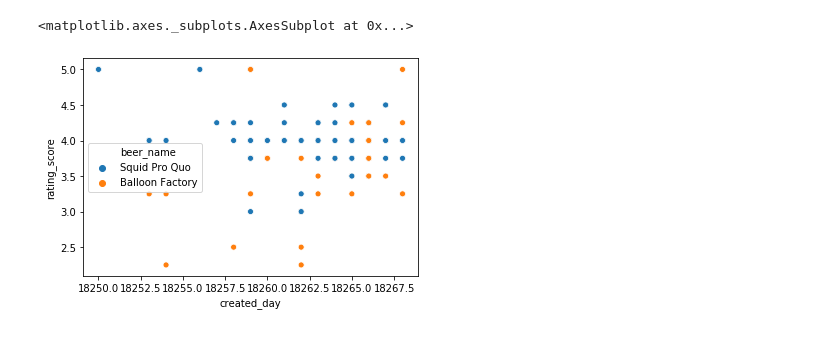
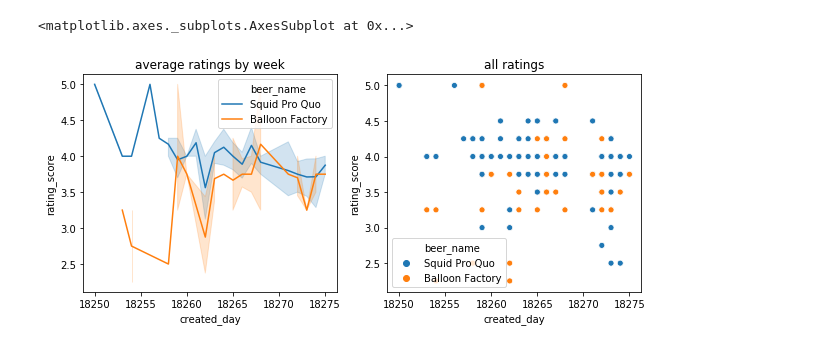
Before and after one commit to fab-rems/fab-beer.github.io, a Jupyter notebook: _scripts/Untappd Analysis.ipynb, the cells around one changed output. Saved outputs shown, nothing was run; the diff lists cells and outputs as text; code cells hidden in the pictures.

```diff
--- a/_scripts/Untappd Analysis.ipynb
+++ b/_scripts/Untappd Analysis.ipynb
@@ -67,5 +43,15 @@ sns.lineplot(x = "created_week", y="rating_score", hue = "beer_name", data = wit
-# %%
-sns.scatterplot(x = "created_day", y="rating_score",hue="beer_name", data = with_ratings)
-# %% [output]
-<matplotlib.axes._subplots.AxesSubplot at 0x...>
-[figure, removed]
+# %%
+f,subs = plt.subplots(1,2)
+f.set_size_inches(10,4)
+
+plt.sca(subs[0])
+plt.gca().set_title("average ratings by week")
+sns.lineplot(x = "created_day", y="rating_score", hue = "beer_name", data = with_ratings)
+
+
+plt.sca(subs[1])
+plt.gca().set_title("all ratings")
+sns.scatterplot(x = "created_day", y="rating_score",hue="beer_name", data = with_ratings)
+# %% [output]
+<matplotlib.axes._subplots.AxesSubplot at 0x...>
+[figure, added]
```
Also changed, not shown: parts of 8 cells of this notebook, 5 other files.
